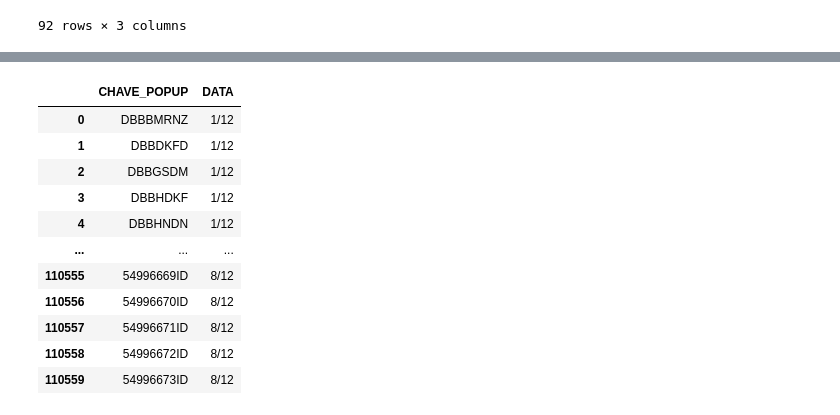
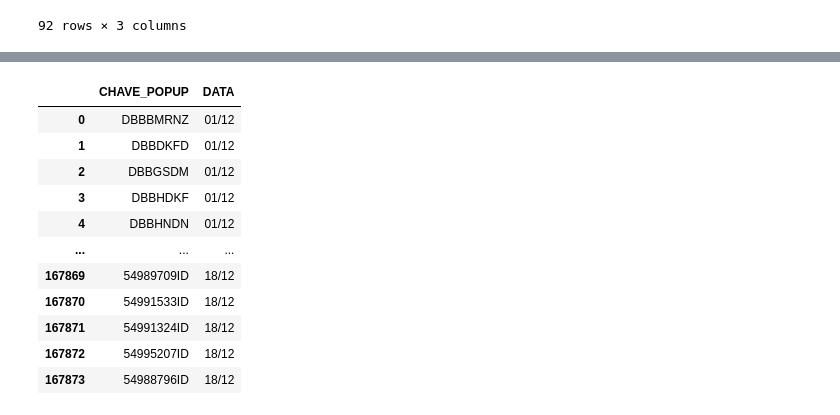
Before and after one commit to Claudiano-alves/Data-Analysis-Portfolio, a Jupyter notebook: Projects/Getnet/data_wrangling.ipynb, the cells around one changed output, grey strips where cells are left out. Drawn from its saved outputs; the diff is of its cells as text; code cells hidden in the pictures.

```diff
--- a/Projects/Getnet/data_wrangling.ipynb
+++ b/Projects/Getnet/data_wrangling.ipynb
@@ -750,66 +1101,74 @@ Faixas disponíveis: ['DPD 61-90' 'DPD 91-120' 'DPD 16-30' 'DPD 31-60']
 import pandas as pd
 import os
 from glob import glob
+import re
 
 def consolidar_mailings_payjoy(caminho_pasta=r"\\trc-dc-ad\Planejamento\00 - USUÁRIOS\0003_Daniel Kodama\PAYJOY\mailings payjoy"):
     """
     Consolida todos os arquivos CSV de mailings PayJoy em um único DataFrame
-
-    Args:
-        caminho_pasta: Caminho da pasta com os arquivos CSV
-
-    Returns:
-        DataFrame com colunas: CHAVE_POPUP, DATA
     """
 
-    # Lista todos os arquivos CSV na pasta
     arquivos = glob(os.path.join(caminho_pasta, "*.csv"))
 
     if not arquivos:
         print(f"Nenhum arquivo CSV encontrado em: {caminho_pasta}")
         return pd.DataFrame()
 
-    print(f"Encontrados {len(arquivos)} arquivos CSV")
+    print(f"Encontrados {len(arquivos)} arquivos CSV\n")
 
-    # Lista para armazenar os DataFrames
     lista_dfs = []
+    arquivos_com_erro = []
 
     for arquivo in arquivos:
         try:
-            # Extrai o nome do arquivo sem o caminho
             nome_arquivo = os.path.basename(arquivo)
-
-            # Remove a extensão .csv
             nome_sem_extensao = nome_arquivo.replace('.csv', '')
 
-            # Pega os últimos 4 caracteres (ex: "03.12" ou "8/12")
-            ultimos_4_chars = nome_sem_extensao[-4:]
+            # Busca padrão de data no nome: DD.MM ou DD/MM
+            match = re.search(r'(\d{1,2})[./](\d{2})', nome_sem_extensao)
 
-            # Substitui ponto por barra para padronizar (ex: "03.12" -> "03/12")
-            data_str = ultimos_4_chars.replace('.', '/')
+            if match:
+                dia = match.group(1).zfill(2)  # Adiciona zero à esquerda se necessário
+                mes = match.group(2)
+                data_str = f"{dia}/{mes}"
+            else:
+                # Se não encontrar data, usa os últimos 4 caracteres (método antigo)
+                ultimos_4_chars = nome_sem_extensao[-4:]
+                data_str = ultimos_4_chars.replace('.', '/')
 
-            # Tenta ler com ponto e vírgula primeiro, se falhar tenta com vírgula
-            try:
-                df_temp = pd.read_csv(arquivo, usecols=['CHAVE_POPUP'], encoding='latin-1', sep=';')
-            except:
-                try:
-                    df_temp = pd.read_csv(arquivo, usecols=['CHAVE_POPUP'], encoding='latin-1', sep=',')
-                except:
-                    df_temp = pd.read_csv(arquivo, usecols=['CHAVE_POPUP'], encoding='utf-8', sep=';')
+            # Tenta diferentes combinações de encoding e separador
+            df_temp = None
+            for sep in [';', ',', '\t']:
+                for enc in ['latin-1', 'utf-8', 'cp1252']:
+                    try:
+                        df_temp = pd.read_csv(arquivo, usecols=['CHAVE_POPUP'], encoding=enc, sep=sep)
+                        if not df_temp.empty and 'CHAVE_POPUP' in df_temp.columns:
+                            break
+                    except:
+                        continue
+                if df_temp is not None and not df_temp.empty:
+                    break
 
-            # Adiciona a coluna de data
+            if df_temp is None or df_temp.empty:
+                raise Exception("Não foi possível ler o arquivo com nenhuma combinação")
+
             df_temp['DATA'] = data_str
-
-            # Adiciona à lista
             lista_dfs.append(df_temp)
 
-            print(f"✓ Processado: {nome_arquivo} - {len(df_temp)} registros - Data: {data_str}")
+            print(f"✓ {nome_arquivo} - {len(df_temp)} registros - Data: {data_str}")
 
         except Exception as e:
-            print(f"✗ Erro ao processar {nome_arquivo}: {e}")
+            print(f"✗ ERRO em {nome_arquivo}: {e}")
+            arquivos_com_erro.append((nome_arquivo, str(e)))
             continue
 
-    # Concatena todos os DataFrames
+    if arquivos_com_erro:
+        print(f"\n{'='*60}")
+        print("ARQUIVOS COM ERRO:")
+        for nome, erro in arquivos_com_erro:
+            print(f"  - {nome}: {erro}")
+        print(f"{'='*60}\n")
+
     if lista_dfs:
         df_consolidado = pd.concat(lista_dfs, ignore_index=True)
 
@@ -824,7 +1183,6 @@ def consolidar_mailings_payjoy(caminho_pasta=r"\\trc-dc-ad\Planejamento\00 - USU
         print("Nenhum dado foi consolidado.")
         return pd.DataFrame()
 
-# Executa a função
 df_mailings = consolidar_mailings_payjoy()
 df_mailings
 # %% [output]
@@ -847,13 +1205,13 @@ Total de contratos únicos: 15849
 ============================================================
 |  | CHAVE_POPUP | DATA |
-| 0 | DBBBMRNZ | 1/12 |
-| 1 | DBBDKFD | 1/12 |
-| 2 | DBBGSDM | 1/12 |
-| 3 | DBBHDKF | 1/12 |
-| 4 | DBBHNDN | 1/12 |
+| 0 | DBBBMRNZ | 01/12 |
+| 1 | DBBDKFD | 01/12 |
+| 2 | DBBGSDM | 01/12 |
+| 3 | DBBHDKF | 01/12 |
+| 4 | DBBHNDN | 01/12 |
 | ... | ... | ... |
-| 110555 | 54996669ID | 8/12 |
-| 110556 | 54996670ID | 8/12 |
-| 110557 | 54996671ID | 8/12 |
-| 110558 | 54996672ID | 8/12 |
-| 110559 | 54996673ID | 8/12 |
+| 167869 | 54989709ID | 18/12 |
+| 167870 | 54991533ID | 18/12 |
+| 167871 | 54991324ID | 18/12 |
+| 167872 | 54995207ID | 18/12 |
+| 167873 | 54988796ID | 18/12 |
```
Also changed, not shown: parts of 10 cells of this notebook, 4 other files.
